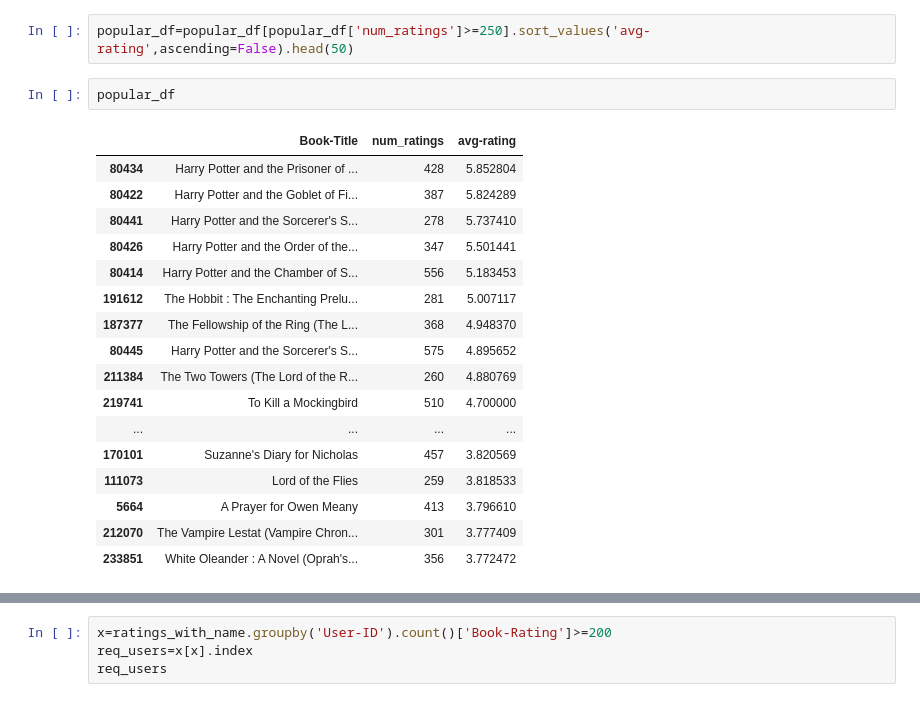
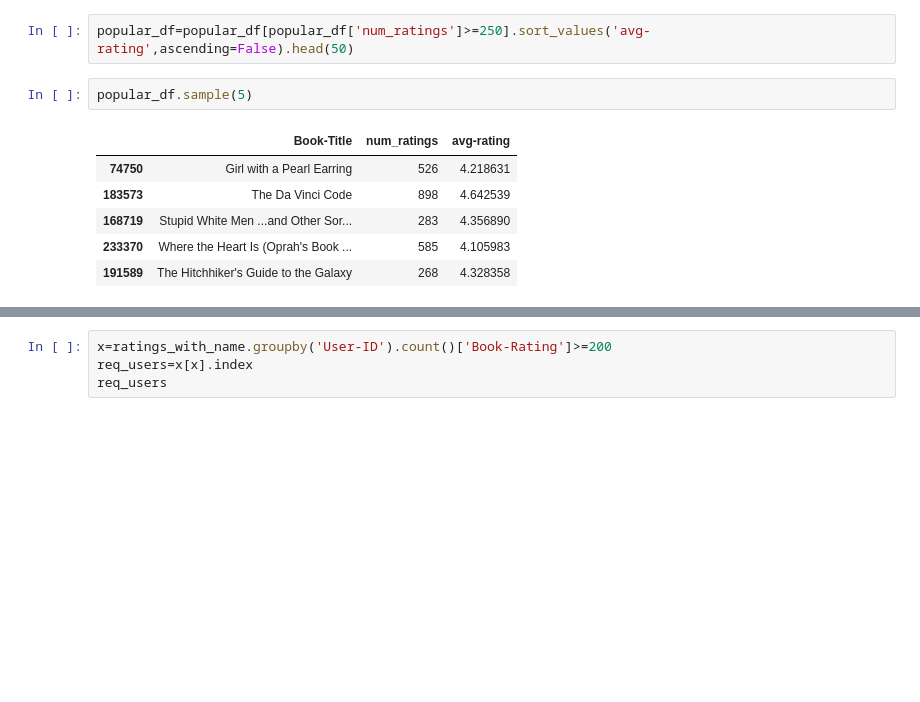
Before and after one commit to Manik-agarwal/book-recommendation-system-with-ML, a Jupyter notebook: Book_recommendation_system.ipynb, the cells around one changed output, grey strips where cells are left out. Drawn from its saved outputs; the diff is of its cells as text; blank space fills up the shorter version.

```diff
--- a/Book_recommendation_system.ipynb
+++ b/Book_recommendation_system.ipynb
@@ -146,24 +184,13 @@ popular_df
 # %%
 popular_df=popular_df[popular_df['num_ratings']>=250].sort_values('avg-rating',ascending=False).head(50)
 # %%
-popular_df
+popular_df.sample(5)
 # %% [output]
 |  | Book-Title | num_ratings | avg-rating |
-| 80434 | Harry Potter and the Prisoner of ... | 428 | 5.852804 |
-| 80422 | Harry Potter and the Goblet of Fi... | 387 | 5.824289 |
-| 80441 | Harry Potter and the Sorcerer's S... | 278 | 5.737410 |
-| 80426 | Harry Potter and the Order of the... | 347 | 5.501441 |
-| 80414 | Harry Potter and the Chamber of S... | 556 | 5.183453 |
-| 191612 | The Hobbit : The Enchanting Prelu... | 281 | 5.007117 |
-| 187377 | The Fellowship of the Ring (The L... | 368 | 4.948370 |
-| 80445 | Harry Potter and the Sorcerer's S... | 575 | 4.895652 |
-| 211384 | The Two Towers (The Lord of the R... | 260 | 4.880769 |
-| 219741 | To Kill a Mockingbird | 510 | 4.700000 |
-| ... | ... | ... | ... |
-| 170101 | Suzanne's Diary for Nicholas | 457 | 3.820569 |
-| 111073 | Lord of the Flies | 259 | 3.818533 |
-| 5664 | A Prayer for Owen Meany | 413 | 3.796610 |
-| 212070 | The Vampire Lestat (Vampire Chron... | 301 | 3.777409 |
-| 233851 | White Oleander : A Novel (Oprah's... | 356 | 3.772472 |
+| 74750 | Girl with a Pearl Earring | 526 | 4.218631 |
+| 183573 | The Da Vinci Code | 898 | 4.642539 |
+| 168719 | Stupid White Men ...and Other Sor... | 283 | 4.356890 |
+| 233370 | Where the Heart Is (Oprah's Book ... | 585 | 4.105983 |
+| 191589 | The Hitchhiker's Guide to the Galaxy | 268 | 4.328358 |
 # %%
 popular_df = popular_df.merge(books,on='Book-Title').drop_duplicates('Book-Title')[['Book-Title','Book-Author','Image-URL-L','num_ratings','avg-rating']]
```
Also changed, not shown: parts of 15 cells of this notebook, 9 other files.
